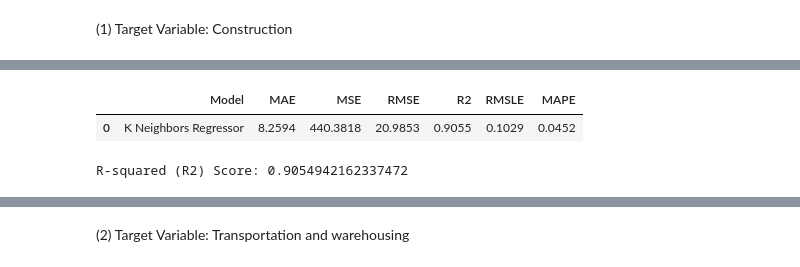
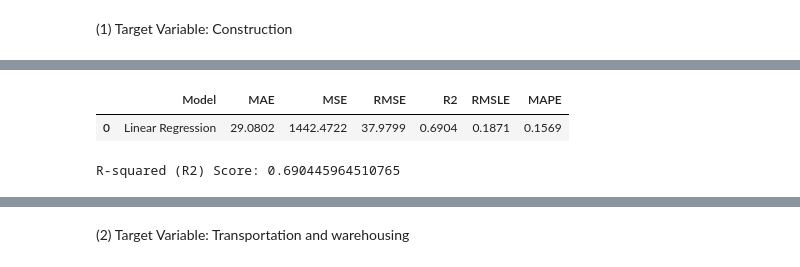
Before and after one commit to chustjarey/Climate-Change-and-its-Economic-Impact-DAB422-24W-004-Group9, a Jupyter notebook: Part II/06_Machine Learning Model - Regression - AB.ipynb, the cells around one changed output, grey strips where cells are left out. Cells and saved outputs as stored; diff of their text form; code cells hidden in the pictures.

```diff
--- a/Part II/06_Machine Learning Model - Regression - AB.ipynb
+++ b/Part II/06_Machine Learning Model - Regression - AB.ipynb
@@ -206,6 +206,6 @@ K Neighbors Regressor
 # %%
 # model creation using PyCaret
-model = pycr.create_model('knn', fold = 5)
+model = pycr.create_model('lr', fold = 5)
 
 params = model.get_params()
 print(params)
@@ -344,36 +361,36 @@ fig = make_subplots(rows=1, cols=1, shared_xaxes=True, shared_yaxes=True)
 
 # Add scatter plot for actual values
 fig.add_trace(go.Scatter(x=predictions.index, y=predictions['Construction'],
                          mode='markers', marker=dict(color='blue', opacity=0.5),
                          name='Actual'), row=1, col=1)
 
 # Add scatter plot for predicted values
 fig.add_trace(go.Scatter(x=predictions.index, y=predictions['prediction_label'],
                          mode='markers', marker=dict(color='red'),
                          name='Predicted'), row=1, col=1)
 
 # Add lines for sorted actual values
 fig.add_trace(go.Scatter(x=predictions.index, y=predictions['Construction'].sort_index(),
                          mode='lines', line=dict(color='blue', dash='dash'),
                          showlegend=False), row=1, col=1)
 
 # Add lines for sorted predicted values
 fig.add_trace(go.Scatter(x=predictions.index, y=predictions['prediction_label'].sort_index(),
                          mode='lines', line=dict(color='red', dash='dash'),
                          showlegend=False), row=1, col=1)
 
-fig.update_layout(title_text='K Neighbor Regressor: Actual vs Predicted Construction (Training Dataset)',
+fig.update_layout(title_text='Linear Regression: Actual vs Predicted Construction (Training Dataset)',
                   title_font_size=15, title_y=0.95,  # Adjusted title_y value
                   xaxis_title='Date/Time', yaxis_title='Construction',
                   legend=dict(x=0.02, y=0.98),
                   grid=dict(rows=1, columns=1, ygap=0.2))
 
 # Show interactive plot
 fig.show()
 # %% [output]
 |  | Model | MAE | MSE | RMSE | R2 | RMSLE | MAPE |
-| 0 | K Neighbors Regressor | 8.2594 | 440.3818 | 20.9853 | 0.9055 | 0.1029 | 0.0452 |
+| 0 | Linear Regression | 29.0802 | 1442.4722 | 37.9799 | 0.6904 | 0.1871 | 0.1569 |
-R-squared (R2) Score: 0.9054942162337472
+R-squared (R2) Score: 0.690445964510765
 # %%
 # Make predictions on the test dataset
 predictions = pycr.predict_model(model_tuned, data = test_data)
```
Also changed, not shown: parts of 79 cells of this notebook, 1 other file.
